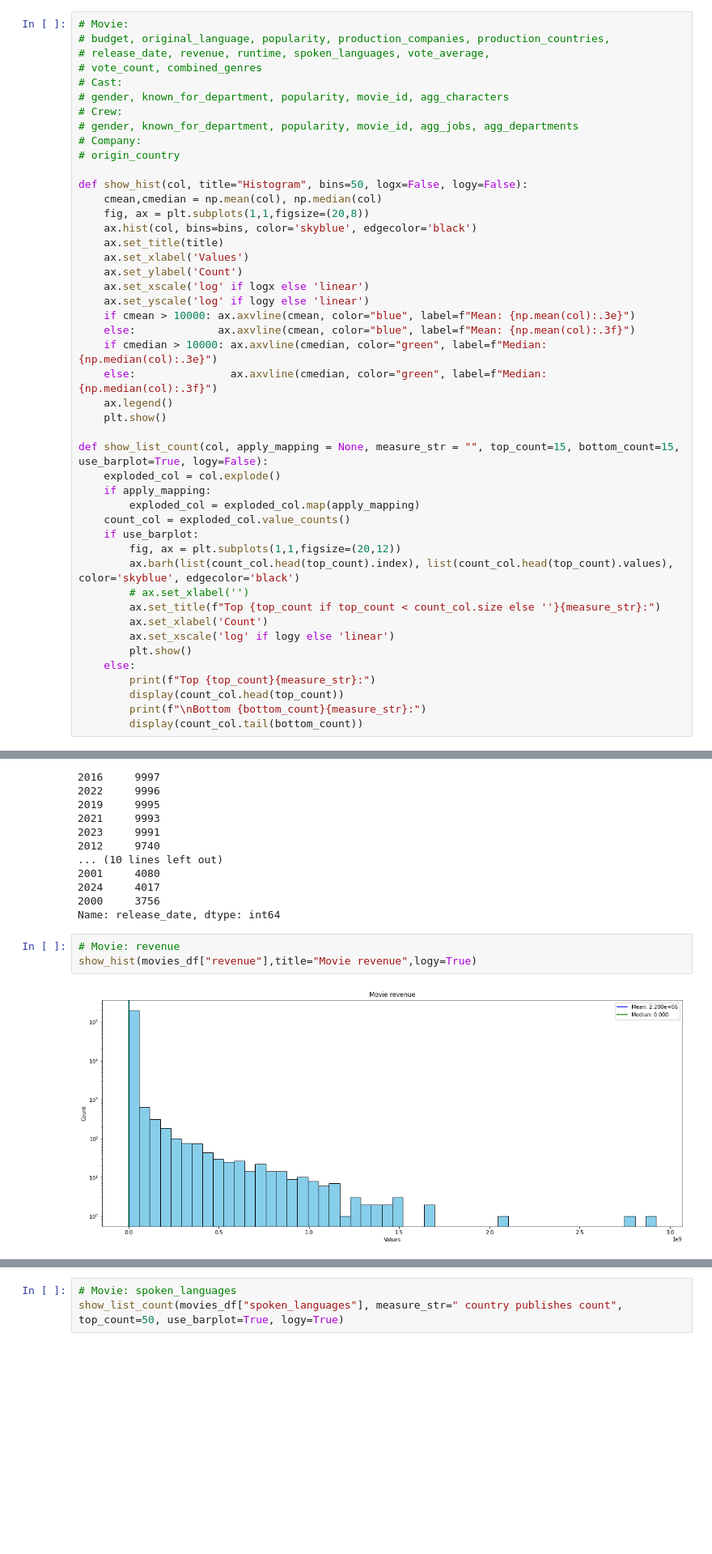
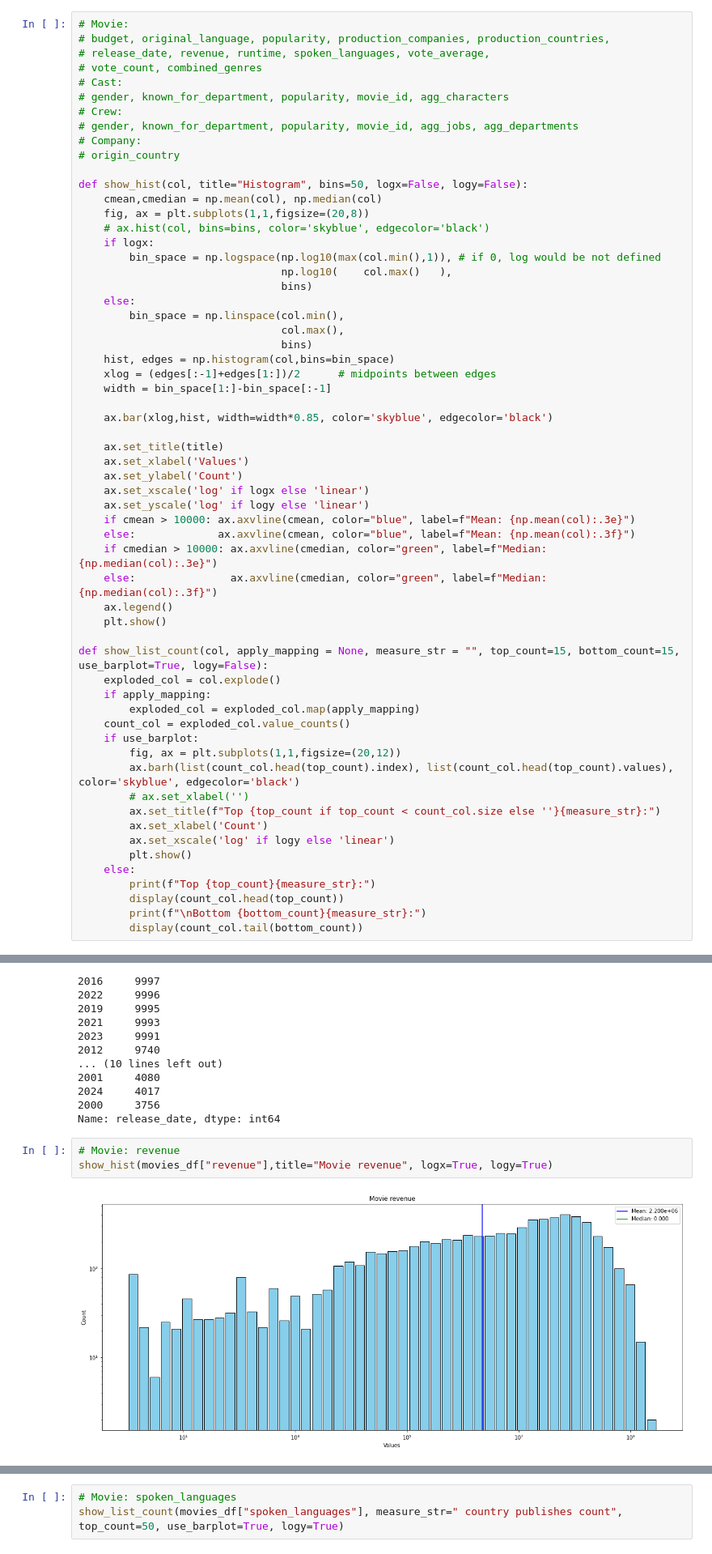
Before and after one commit to Simo067m/ComSocSci-Assignments, a Jupyter notebook: project/data_analysis.ipynb, the cells around one changed output, grey strips where cells are left out. Shown: that part at 81% size. Cells and saved outputs as stored; diff of their text form; blank space fills up the shorter version.

Commit message:
Fixed logx settings

```diff
--- a/project/data_analysis.ipynb
+++ b/project/data_analysis.ipynb
@@ -133,7 +133,21 @@ Index(['id', 'logo_path', 'name', 'origin_country'], dtype='object')
 def show_hist(col, title="Histogram", bins=50, logx=False, logy=False):
     cmean,cmedian = np.mean(col), np.median(col)
     fig, ax = plt.subplots(1,1,figsize=(20,8))
-    ax.hist(col, bins=bins, color='skyblue', edgecolor='black')
+    # ax.hist(col, bins=bins, color='skyblue', edgecolor='black')
+    if logx:
+        bin_space = np.logspace(np.log10(max(col.min(),1)), # if 0, log would be not defined
+                                np.log10(    col.max()   ),
+                                bins)
+    else:
+        bin_space = np.linspace(col.min(),
+                                col.max(),
+                                bins)
+    hist, edges = np.histogram(col,bins=bin_space)
+    xlog = (edges[:-1]+edges[1:])/2      # midpoints between edges
+    width = bin_space[1:]-bin_space[:-1]
+
+    ax.bar(xlog,hist, width=width*0.85, color='skyblue', edgecolor='black')
+
     ax.set_title(title)
     ax.set_xlabel('Values')
     ax.set_ylabel('Count')
@@ -218,8 +233,8 @@ movies_df["release_date"].map(lambda dd: dd.split("-")[0]).value_counts()
 Name: release_date, dtype: int64
 # %%
 # Movie: revenue
-show_hist(movies_df["revenue"],title="Movie revenue",logy=True)
+show_hist(movies_df["revenue"],title="Movie revenue", logx=True, logy=True)
 # %% [output]
-[figure, old version]
+[figure, new version]
 # %%
 # Movie: runtime
```
Also changed, not shown: parts of 9 cells of this notebook.
